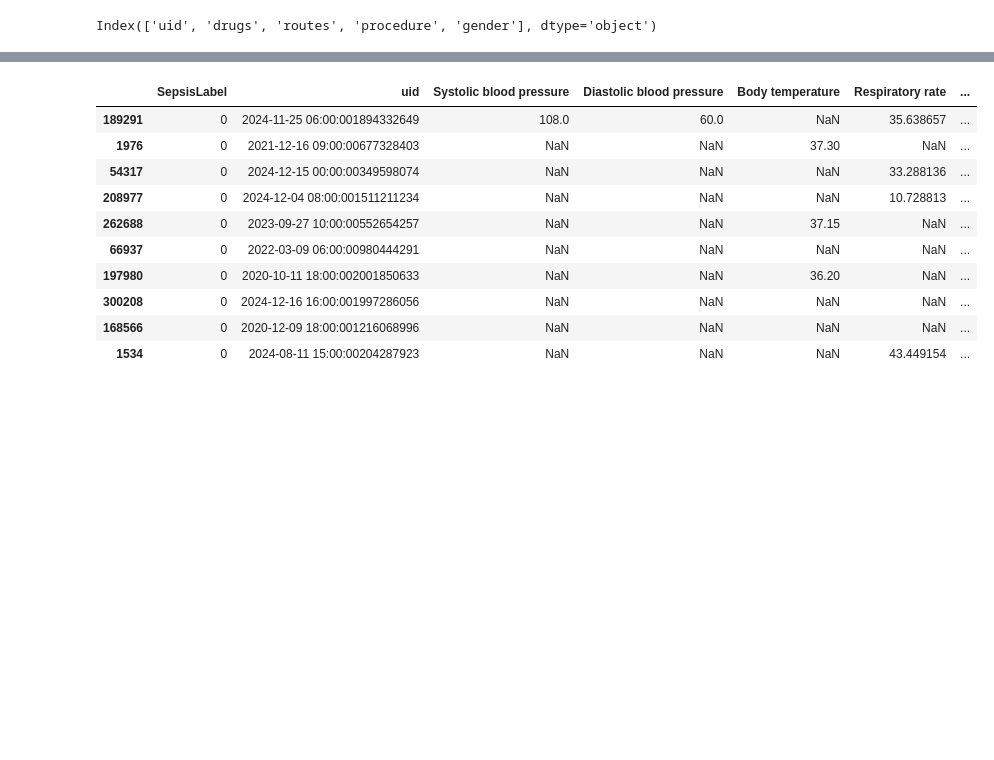
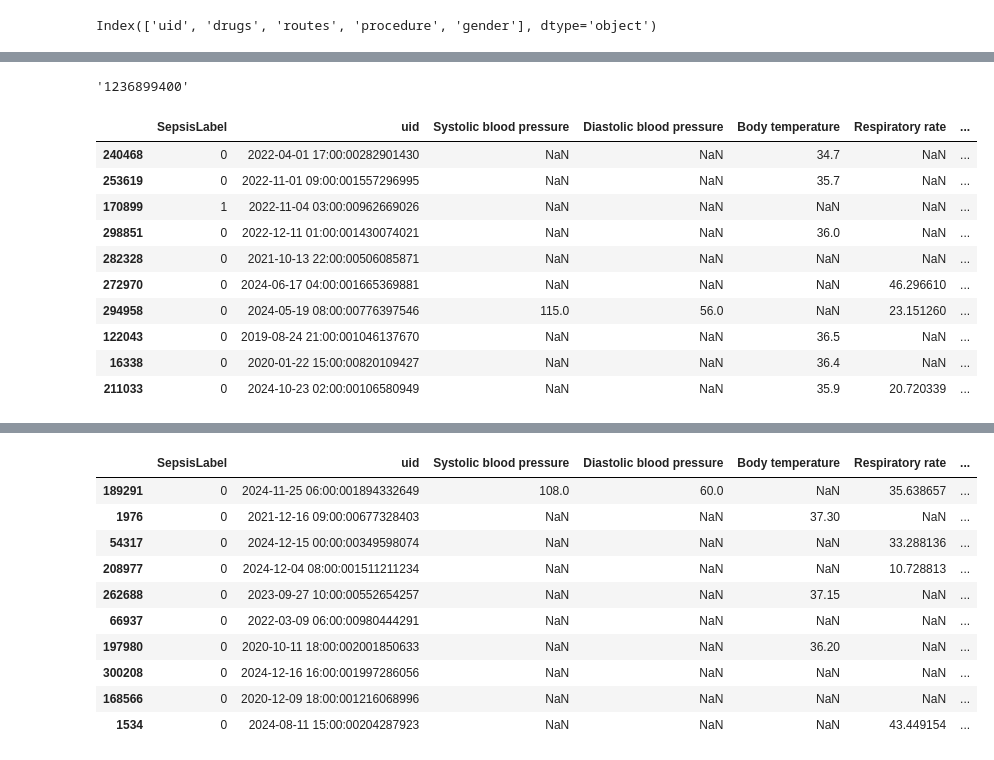
Before and after one commit to carseys/pediatric-sepsis-ml-kaggle, a Jupyter notebook: sepsis-data-preprocessing.ipynb, the cells around one changed output, grey strips where cells are left out. Cells and saved outputs as stored; diff of their text form; code cells hidden in the pictures; blank space fills up the shorter version.

```diff
--- a/sepsis-data-preprocessing.ipynb
+++ b/sepsis-data-preprocessing.ipynb
@@ -280,6 +317,11 @@ def procedures_processing(data_dictionary: dict):
     Requirements
     ------------
     You need to run add_uids first.
+
+    Details
+    -------
+    * drops visit_occurrence column
+    * drops duplicate entries
     """
     # assert uids_added == True, 'You need to run add_uids before this function.'
 
@@ -310,6 +352,10 @@ def devices_processing(data_dictionary: dict):
     ----------
     'data_dictionary' : dict
         A dictionary of pandas DataFrames.
+
+    Details
+    -------
+    * creates csv to verify this table has been processed.
     """
 
     devices_ind = np.argmax([table.startswith("devices") for table in data_dictionary.keys()])
@@ -332,6 +378,10 @@ def sepsis_processing(data_dictionary: dict):
     ----------
     'data_dictionary' : dict
         A dictionary of pandas DataFrames.
+
+    Details
+    -------
+    * drops value which have no datetime
     """
     sepsis_ind = np.argmax([table.startswith("SepsisLabel") for table in data_dictionary.keys()])
     sepsis_index = list(data_dictionary.keys())[sepsis_ind]
@@ -340,6 +390,8 @@ def sepsis_processing(data_dictionary: dict):
 
     #no NA values found:
     sepsis = sepsis.dropna(subset=sepsis.select_dtypes(int).columns, how='all')
+
+    #Taking out values that have no datetime:
     no_time_rows = list(sepsis.loc[sepsis['uid'].str.startswith('nan', na=False)].index)
     sepsis = sepsis.drop(index=no_time_rows, axis = 1, inplace = False)
 
@@ -366,6 +418,8 @@ def process_data(data_type: str, load_tables: str):
     """
     assert (data_type=='test') or (data_type=='train'), f'You gave data_type as {data_type}. Please define data_type as "test" or "train."'
     assert (load_tables=='yes') or (load_tables=='no'), f'You gave load_tables as {load_tables}. Please define load_tables as "test" or "train."'
+
+    processed_data_directory()
 
     if data_type == 'train':
         if load_tables == 'no':
@@ -595,3 +613,21 @@ test.sample(30)
+# %%
+test_2.iloc[10358]
+# %% [output]
+'1236899400'
+# %%
+data_factors_2.sample(10)
+# %% [output]
+|  | SepsisLabel | uid | Systolic blood pressure | Diastolic blood pressure | Body temperature | Respiratory rate | ... |
+| 240468 | 0 | 2022-04-01 17:00:00282901430 | NaN | NaN | 34.7 | NaN | ... |
+| 253619 | 0 | 2022-11-01 09:00:001557296995 | NaN | NaN | 35.7 | NaN | ... |
+| 170899 | 1 | 2022-11-04 03:00:00962669026 | NaN | NaN | NaN | NaN | ... |
+| 298851 | 0 | 2022-12-11 01:00:001430074021 | NaN | NaN | 36.0 | NaN | ... |
+| 282328 | 0 | 2021-10-13 22:00:00506085871 | NaN | NaN | NaN | NaN | ... |
+| 272970 | 0 | 2024-06-17 04:00:001665369881 | NaN | NaN | NaN | 46.296610 | ... |
+| 294958 | 0 | 2024-05-19 08:00:00776397546 | 115.0 | 56.0 | NaN | 23.151260 | ... |
+| 122043 | 0 | 2019-08-24 21:00:001046137670 | NaN | NaN | 36.5 | NaN | ... |
+| 16338 | 0 | 2020-01-22 15:00:00820109427 | NaN | NaN | 36.4 | NaN | ... |
+| 211033 | 0 | 2024-10-23 02:00:00106580949 | NaN | NaN | 35.9 | 20.720339 | ... |
 # %%
 data_factors_2[data_factors_2['new_person_id']==274096387]
 # %% [output]
```
Also changed, not shown: parts of 20 cells of this notebook.
